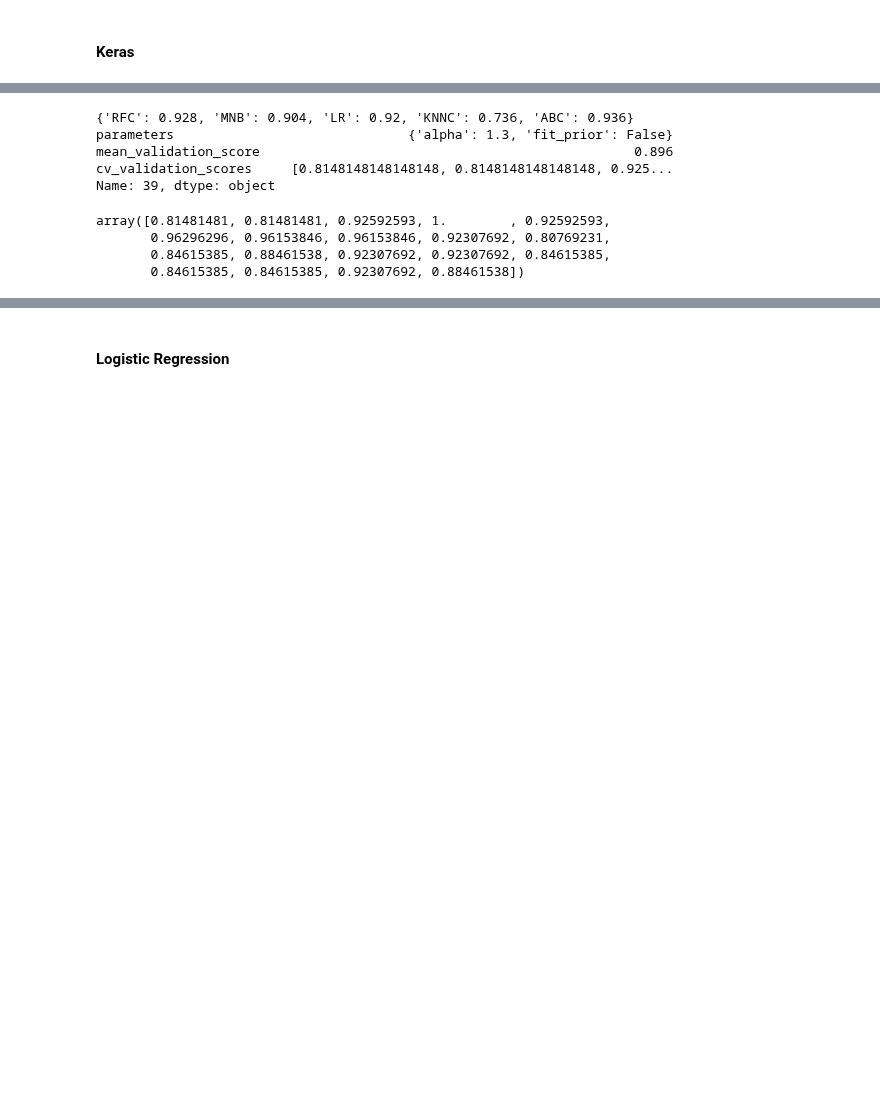
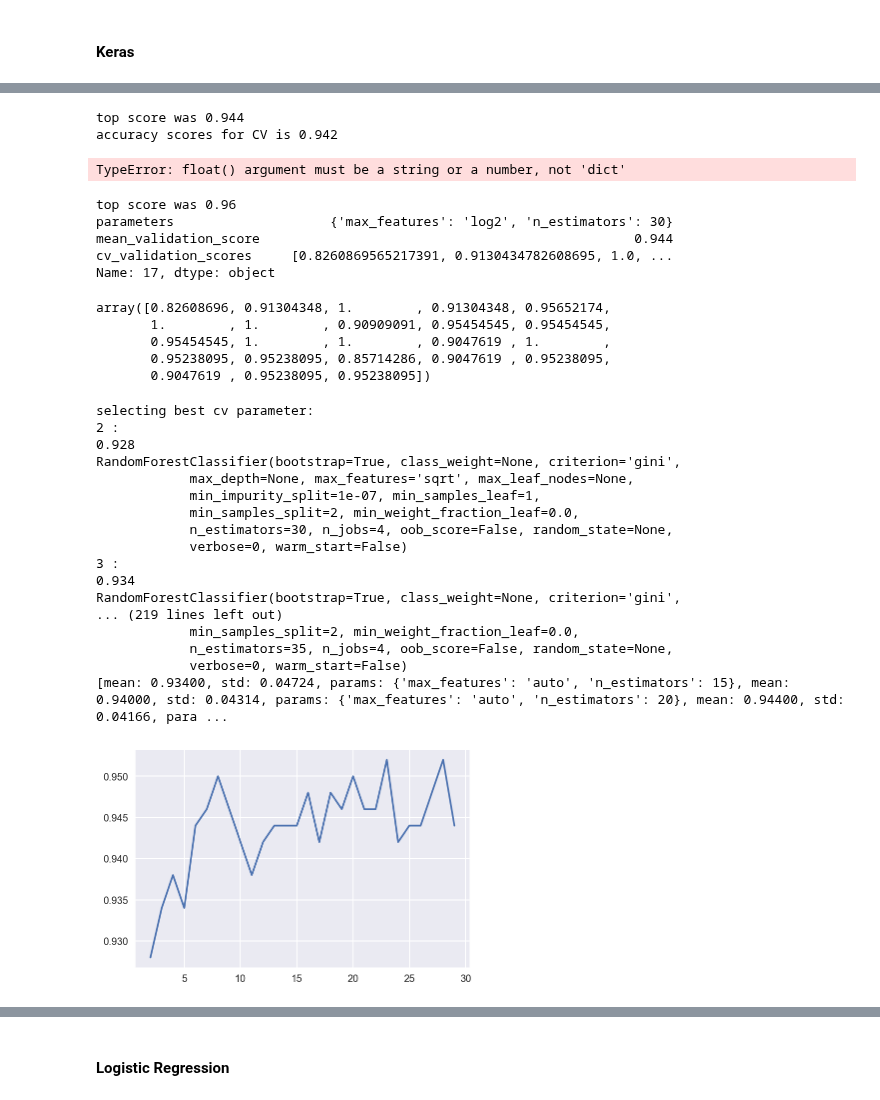
Before and after one commit to a35931chi/AI-Paralegal, a Jupyter notebook: Docket Text Classification Modeling - Building Model (NLP and Supervised Classification) - v6.ipynb, the cells around one changed output, grey strips where cells are left out. Cells and saved outputs as stored; diff of their text form; code cells hidden in the pictures; blank space fills up the shorter version.

```diff
--- a/Docket Text Classification Modeling - Building Model (NLP and Supervised Classification) - v6.ipynb
+++ b/Docket Text Classification Modeling - Building Model (NLP and Supervised Classification) - v6.ipynb
@@ -548,14 +589,51 @@ Wall time: 2min 6s
+# %%
+print('top score was 0.944')
+for key in ['CV', 'TV', 'Keras']:
+    print('accuracy scores for {} is {}'.format(key, RF_dict['summary df ' + key]['mean_validation_score'].iloc[RF_dict['summary df ' + key]['mean_validation_score'].argmax()]))
+    print('parameters for model {} is {}'.format(key, RF_dict['summary df ' + key]['parameters'].iloc[RF_dict['summary df ' + key]['parameters'].argmax()]))
+# %% [output]
+top score was 0.944
+accuracy scores for CV is 0.942
+TypeError: float() argument must be a string or a number, not 'dict'
 # %%
-print(accuracy_scores)
-print(MNB_results_df.iloc[MNB_results_df['mean_validation_score'].argmax()])
-MNB_results_df.iloc[MNB_results_df['mean_validation_score'].argmax()]['cv_validation_scores']
+
+print(RF_results_df.iloc[RF_results_df['mean_validation_score'].argmax()])
+RF_results_df.iloc[RF_results_df['mean_validation_score'].argmax()]['cv_validation_scores']
 # %% [output]
-{'RFC': 0.928, 'MNB': 0.904, 'LR': 0.92, 'KNNC': 0.736, 'ABC': 0.936}
-parameters                              {'alpha': 1.3, 'fit_prior': False}
-mean_validation_score                                                0.896
-cv_validation_scores     [0.8148148148148148, 0.8148148148148148, 0.925...
-Name: 39, dtype: object
+top score was 0.96
+parameters                    {'max_features': 'log2', 'n_estimators': 30}
+mean_validation_score                                                0.944
+cv_validation_scores     [0.8260869565217391, 0.9130434782608695, 1.0, ...
+Name: 17, dtype: object
-array([0.81481481, 0.81481481, 0.92592593, 1.        , 0.92592593,
-       0.96296296, 0.96153846, 0.96153846, 0.92307692, 0.80769231,
-       0.84615385, 0.88461538, 0.92307692, 0.92307692, 0.84615385,
-       0.84615385, 0.84615385, 0.92307692, 0.88461538])
+array([0.82608696, 0.91304348, 1.        , 0.91304348, 0.95652174,
+       1.        , 1.        , 0.90909091, 0.95454545, 0.95454545,
+       0.95454545, 1.        , 1.        , 0.9047619 , 1.        ,
+       0.95238095, 0.95238095, 0.85714286, 0.9047619 , 0.95238095,
+       0.9047619 , 0.95238095, 0.95238095])
+# %%
+%%time
+cvs = range(2, 30)
+param_grid = {'n_estimators': [15, 20, 25, 30, 35, 40],
+              'max_features': ['auto', 'sqrt', 'log2', None]}
+
+model = RandomForestClassifier(n_jobs = 4)
+optimized_RF, RF_results_df = gridsearch(model, param_grid, cvs, Xtrain_TV, ytrain, plot = True)
+# %% [output]
+selecting best cv parameter:
+2 :
+0.928
+RandomForestClassifier(bootstrap=True, class_weight=None, criterion='gini',
+            max_depth=None, max_features='sqrt', max_leaf_nodes=None,
+            min_impurity_split=1e-07, min_samples_leaf=1,
+            min_samples_split=2, min_weight_fraction_leaf=0.0,
+            n_estimators=30, n_jobs=4, oob_score=False, random_state=None,
+            verbose=0, warm_start=False)
+3 :
+0.934
+RandomForestClassifier(bootstrap=True, class_weight=None, criterion='gini',
+... (219 lines left out)
+            min_samples_split=2, min_weight_fraction_leaf=0.0,
+            n_estimators=35, n_jobs=4, oob_score=False, random_state=None,
+            verbose=0, warm_start=False)
+[mean: 0.93400, std: 0.04724, params: {'max_features': 'auto', 'n_estimators': 15}, mean: 0.94000, std: 0.04314, params: {'max_features': 'auto', 'n_estimators': 20}, mean: 0.94400, std: 0.04166, para ...
+[figure, added]
```
Also changed, not shown: parts of 21 cells of this notebook.
